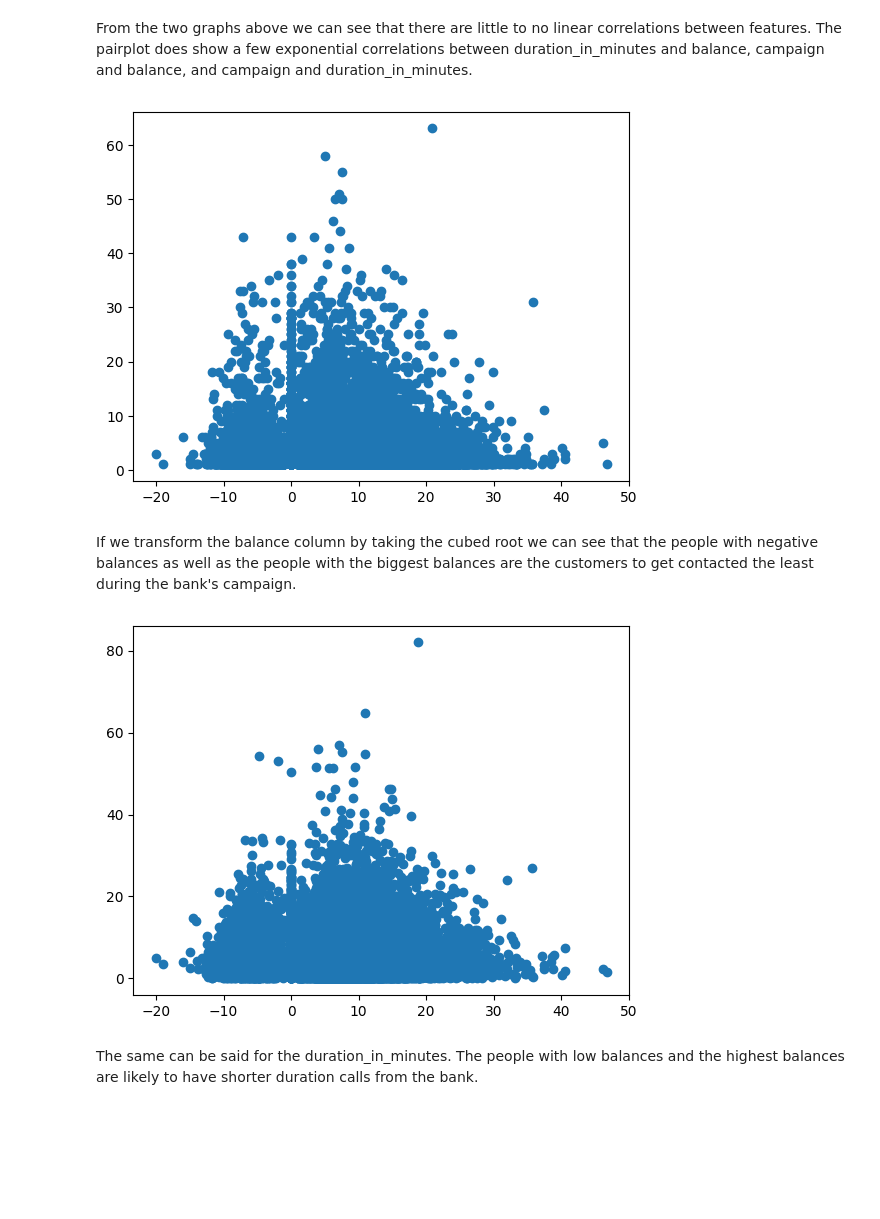
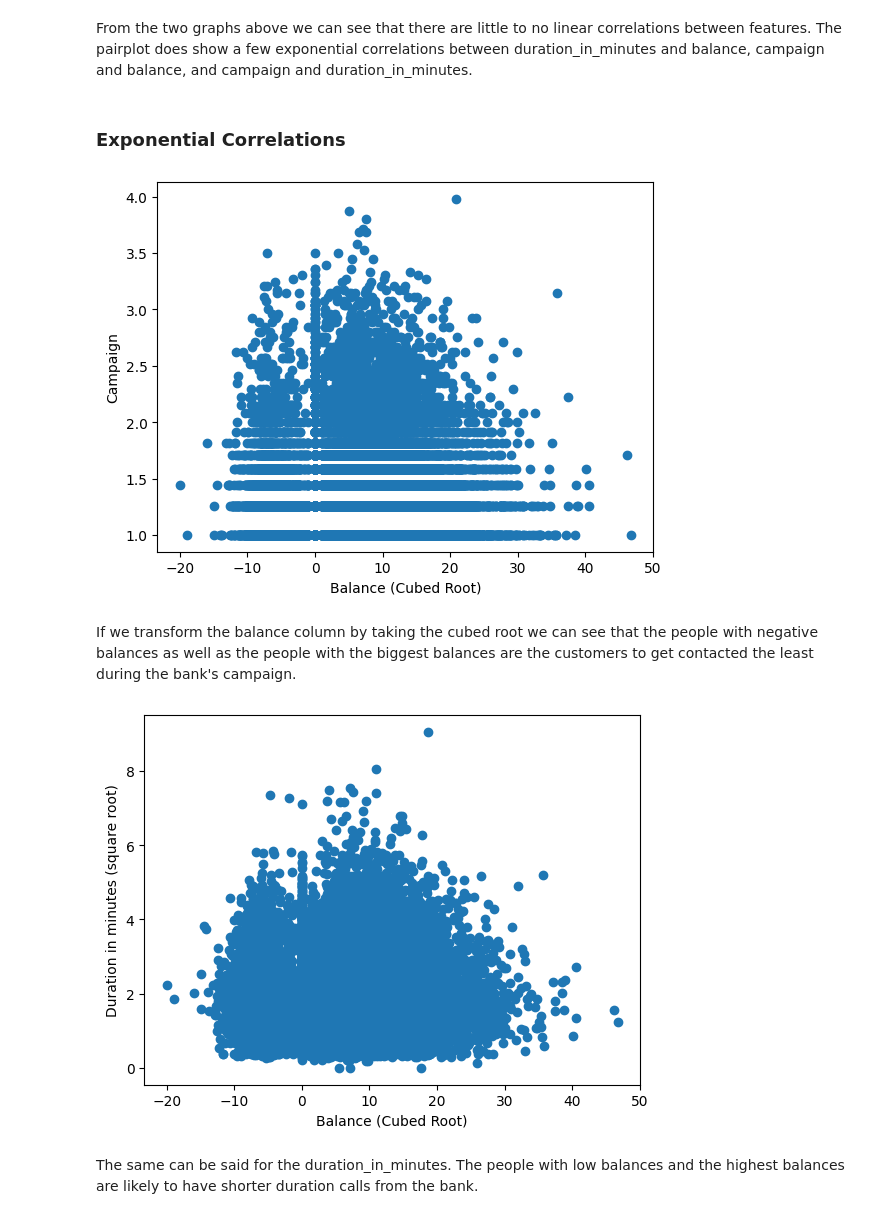
Before and after one commit to SmittyB00p/YeWM9P1Uy7KvrKRS, a Jupyter notebook: eda.ipynb, the cells around one changed output. Saved outputs shown, nothing was run; the diff lists cells and outputs as text; code cells hidden in the pictures; blank space fills up the shorter version.

```diff
--- a/eda.ipynb
+++ b/eda.ipynb
@@ -373,19 +382,25 @@ plt.show()
 [figure]
 # %% [markdown]
 From the two graphs above we can see that there are little to no linear correlations between features. The pairplot does show a few exponential correlations between duration_in_minutes and balance, campaign and balance, and campaign and duration_in_minutes.
+# %% [markdown]
+### Exponential Correlations
 # %%
-plt.scatter(x=np.cbrt(df['balance']), y=df['campaign'])
+plt.scatter(x=np.cbrt(df['balance']), y=np.cbrt(df['campaign']))
 # sns.scatterplot(data=df, x='balance', y='campaign')
+plt.xlabel("Balance (Cubed Root)")
+plt.ylabel("Campaign")
 plt.show()
 # %% [output]
-[figure, old version]
+[figure, new version]
 # %% [markdown]
 If we transform the balance column by taking the cubed root we can see that the people with negative balances as well as the people with the biggest balances are the customers to get contacted the least during the bank's campaign.
 # %%
-plt.scatter(x=np.cbrt(df['balance']), y=df['duration_in_minutes'])
+plt.scatter(x=np.cbrt(df['balance']), y=np.sqrt(df['duration_in_minutes']))
+plt.xlabel("Balance (Cubed Root)")
+plt.ylabel("Duration in minutes (square root)")
 plt.show()
 # %% [output]
-[figure, old version]
+[figure, new version]
 # %% [markdown]
 The same can be said for the duration_in_minutes. The people with low balances and the highest balances are likely to have shorter duration calls from the bank.
 # %%
```
Also changed, not shown: parts of 28 cells of this notebook.
